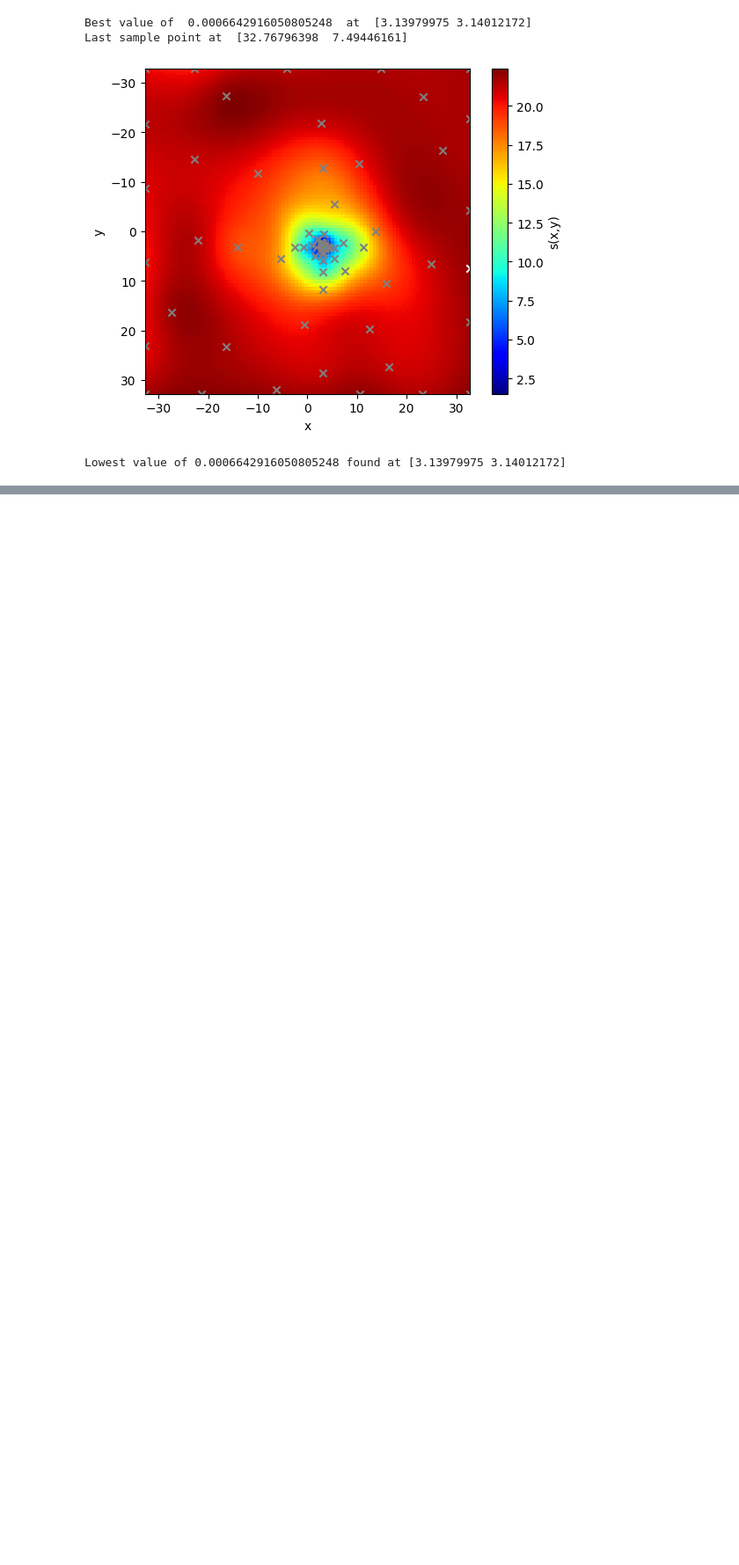
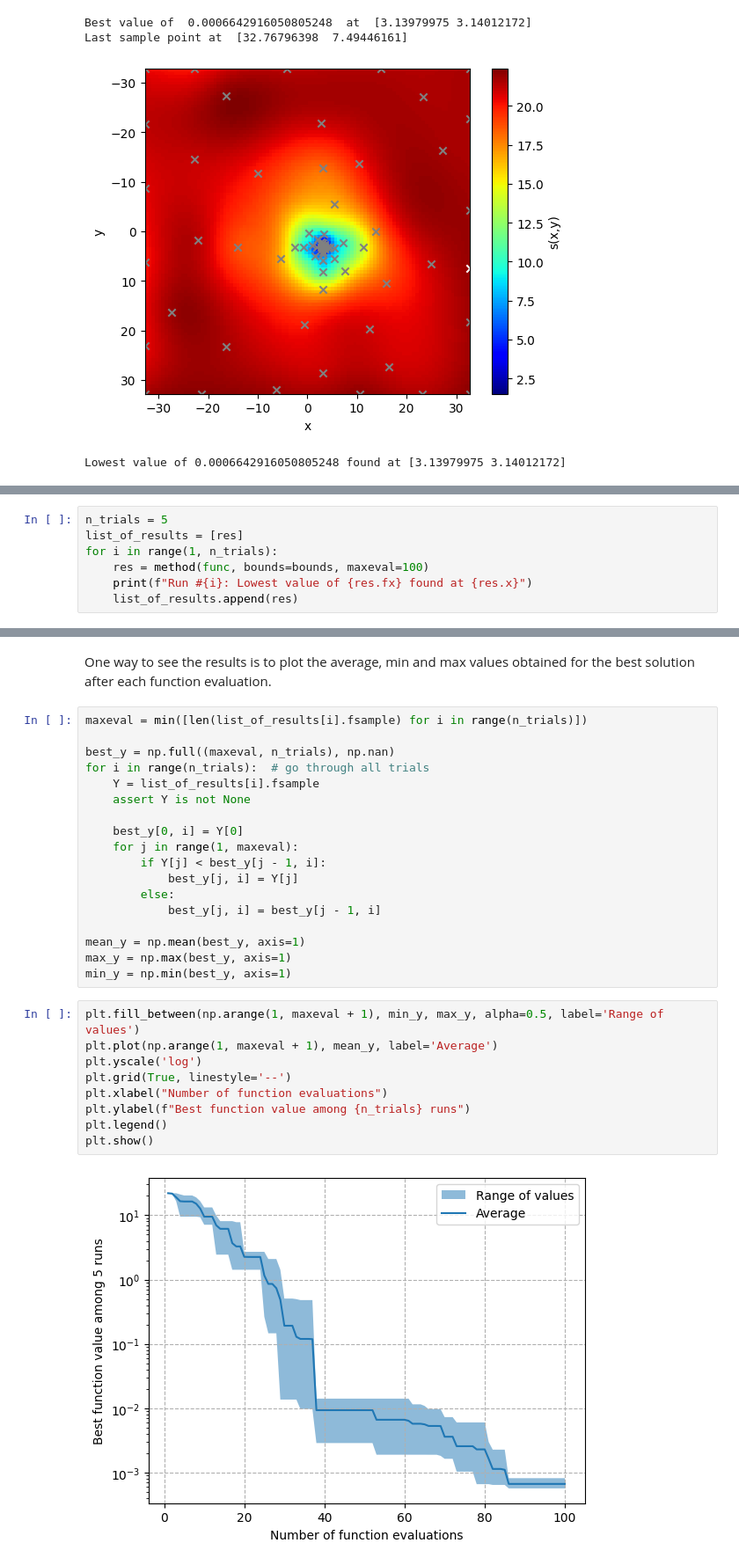
Before and after one commit to NREL/soogo, a Jupyter notebook: examples/optimization.ipynb, the cells around one changed output, grey strips where cells are left out. Shown at 88% size. Cells and saved outputs as stored; diff of their text form; blank space fills up the shorter version.

```diff
--- a/examples/optimization.ipynb
+++ b/examples/optimization.ipynb
@@ -322,0 +325,7 @@ Lowest value of 0.0006642916050805248 found at [3.13979975 3.14012172]
+# %%
+n_trials = 5
+list_of_results = [res]
+for i in range(1, n_trials):
+    res = method(func, bounds=bounds, maxeval=100)
+    print(f"Run #{i}: Lowest value of {res.fx} found at {res.x}")
+    list_of_results.append(res)
@@ -322,0 +337,31 @@ Lowest value of 0.0006642916050805248 found at [3.13979975 3.14012172]
+# %% [markdown]
+One way to see the results is to plot the average, min and max values obtained for the best solution after each function evaluation.
+# %%
+maxeval = min([len(list_of_results[i].fsample) for i in range(n_trials)])
+
+best_y = np.full((maxeval, n_trials), np.nan)
+for i in range(n_trials):  # go through all trials
+    Y = list_of_results[i].fsample
+    assert Y is not None
+
+    best_y[0, i] = Y[0]
+    for j in range(1, maxeval):
+        if Y[j] < best_y[j - 1, i]:
+            best_y[j, i] = Y[j]
+        else:
+            best_y[j, i] = best_y[j - 1, i]
+
+mean_y = np.mean(best_y, axis=1)
+max_y = np.max(best_y, axis=1)
+min_y = np.min(best_y, axis=1)
+# %%
+plt.fill_between(np.arange(1, maxeval + 1), min_y, max_y, alpha=0.5, label='Range of values')
+plt.plot(np.arange(1, maxeval + 1), mean_y, label='Average')
+plt.yscale('log')
+plt.grid(True, linestyle='--')
+plt.xlabel("Number of function evaluations")
+plt.ylabel(f"Best function value among {n_trials} runs")
+plt.legend()
+plt.show()
+# %% [output]
+[figure, added]
```
Also changed, not shown: parts of 2 cells of this notebook, 4 other files.
